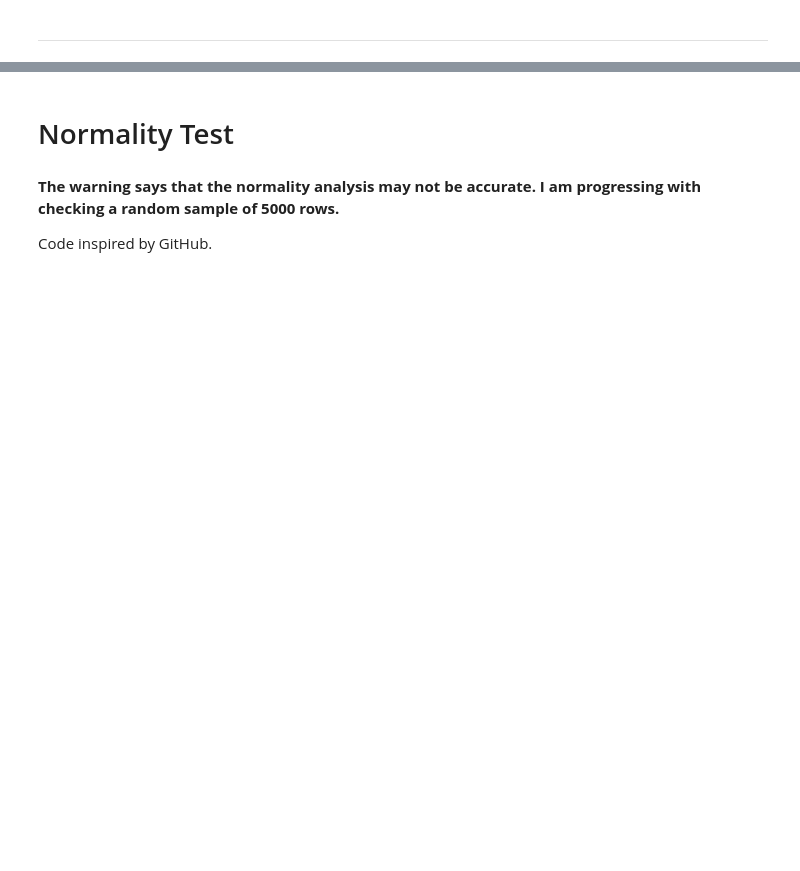
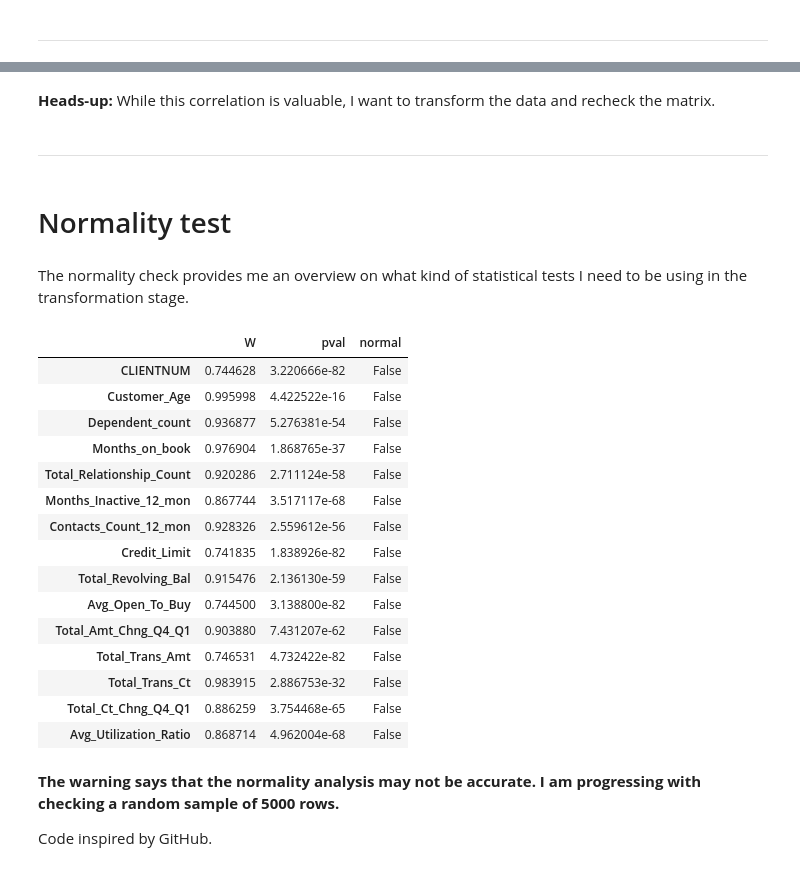
Before and after one commit to Harpreetkh/credit-card-customer-churn-analysis, a Jupyter notebook: jupyter_notebooks/credit-card-churn-analysis_extract.ipynb, the cells around one changed output, grey strips where cells are left out. Saved outputs shown, nothing was run; the diff lists cells and outputs as text; code cells hidden in the pictures; blank space fills up the shorter version.

```diff
--- a/jupyter_notebooks/credit-card-churn-analysis_extract.ipynb
+++ b/jupyter_notebooks/credit-card-churn-analysis_extract.ipynb
@@ -130,2 +381,8 @@ code-inspiration: GitHub CoPilot
+# %% [markdown]
+**Heads-up:**
+While this correlation is valuable, I want to transform the data and
+recheck the matrix.
+# %% [markdown]
+---
 # %% [markdown]
-# Normality Test #
+# Normality test #
@@ -136,3 +389,24 @@ for col in df1.columns:
+# %% [markdown]
+The normality check provides me an overview on what kind of statistical tests I need to be using in the transformation stage.
+# %%
+pg.normality(df1, alpha=0.05)
+# %% [output]
+|  | W | pval | normal |
+| CLIENTNUM | 0.744628 | 3.220666e-82 | False |
+| Customer_Age | 0.995998 | 4.422522e-16 | False |
+| Dependent_count | 0.936877 | 5.276381e-54 | False |
+| Months_on_book | 0.976904 | 1.868765e-37 | False |
+| Total_Relationship_Count | 0.920286 | 2.711124e-58 | False |
+| Months_Inactive_12_mon | 0.867744 | 3.517117e-68 | False |
+| Contacts_Count_12_mon | 0.928326 | 2.559612e-56 | False |
+| Credit_Limit | 0.741835 | 1.838926e-82 | False |
+| Total_Revolving_Bal | 0.915476 | 2.136130e-59 | False |
+| Avg_Open_To_Buy | 0.744500 | 3.138800e-82 | False |
+| Total_Amt_Chng_Q4_Q1 | 0.903880 | 7.431207e-62 | False |
+| Total_Trans_Amt | 0.746531 | 4.732422e-82 | False |
+| Total_Trans_Ct | 0.983915 | 2.886753e-32 | False |
+| Total_Ct_Chng_Q4_Q1 | 0.886259 | 3.754468e-65 | False |
+| Avg_Utilization_Ratio | 0.868714 | 4.962004e-68 | False |
 # %% [markdown]
 **The warning says that the normality analysis may not be accurate. I am progressing with checking a random sample of 5000 rows.**
 
```
Also changed, not shown: parts of 22 cells of this notebook, 3 other files.
